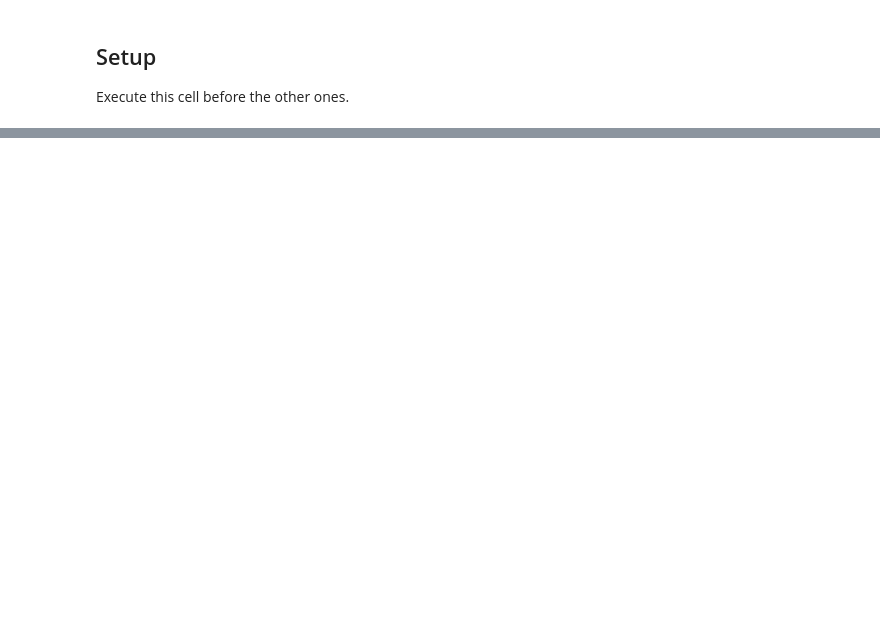
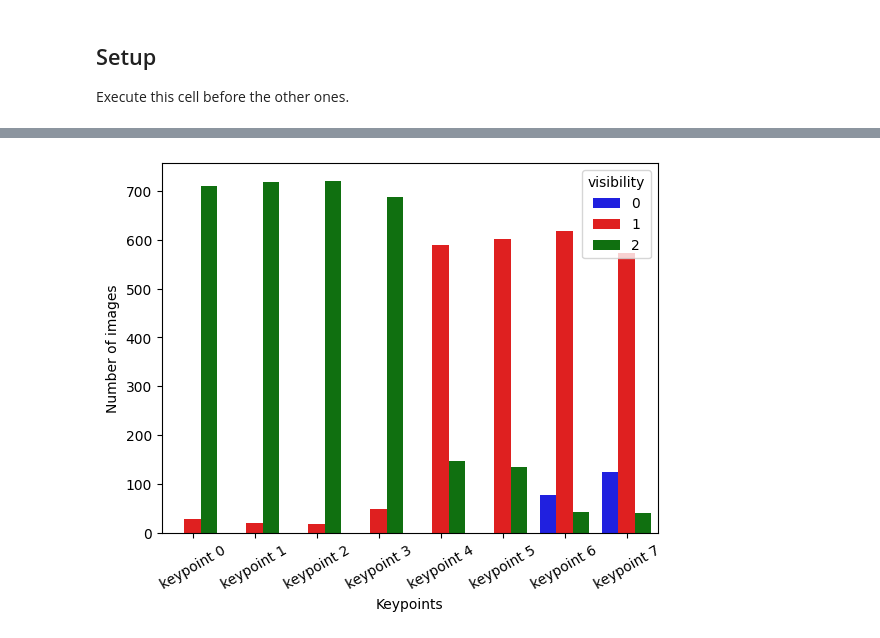
Before and after one commit to GiovaSpine/foosball-in-perspective-detection, a Jupyter notebook: notebooks/labels_profiling.ipynb, the cells around one changed output, grey strips where cells are left out. Cells and saved outputs as stored; diff of their text form; code cells hidden in the pictures; blank space fills up the shorter version.

```diff
--- a/notebooks/labels_profiling.ipynb
+++ b/notebooks/labels_profiling.ipynb
@@ -53,0 +50,19 @@ for r in result:
+# %%
+import seaborn as sns
+import matplotlib.pyplot as plt
+
+long_df = df.copy()
+long_df = long_df.explode('visibilities')  # create row for each kepoint
+long_df['keypoint_id'] = long_df.groupby(level=0).cumcount()  # 0...7
+long_df.rename(columns={'visibilities': 'visibility'}, inplace=True)
+
+KEYPOINT_NAMES = ["keypoint 0","keypoint 1","keypoint 2","keypoint 3","keypoint 4","keypoint 5","keypoint 6","keypoint 7"]
+long_df['keypoint_name'] = long_df['keypoint_id'].map(dict(enumerate(KEYPOINT_NAMES)))
+
+sns.countplot(data=long_df, x="keypoint_name", hue="visibility", palette=["blue", "red", "green"])
+plt.xticks(rotation=30)
+plt.xlabel("Keypoints")
+plt.ylabel("Number of images")
+plt.show()
+# %% [output]
+[figure, added]
```
Also changed, not shown: parts of 8 cells of this notebook, 2 other files.
